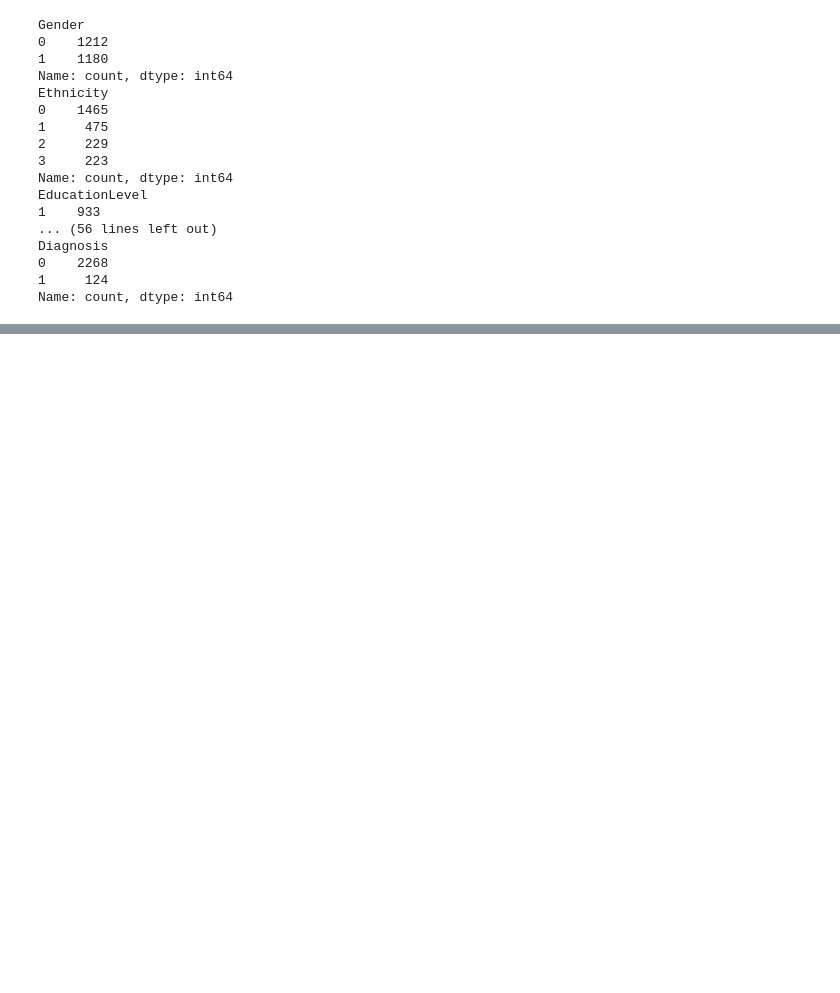
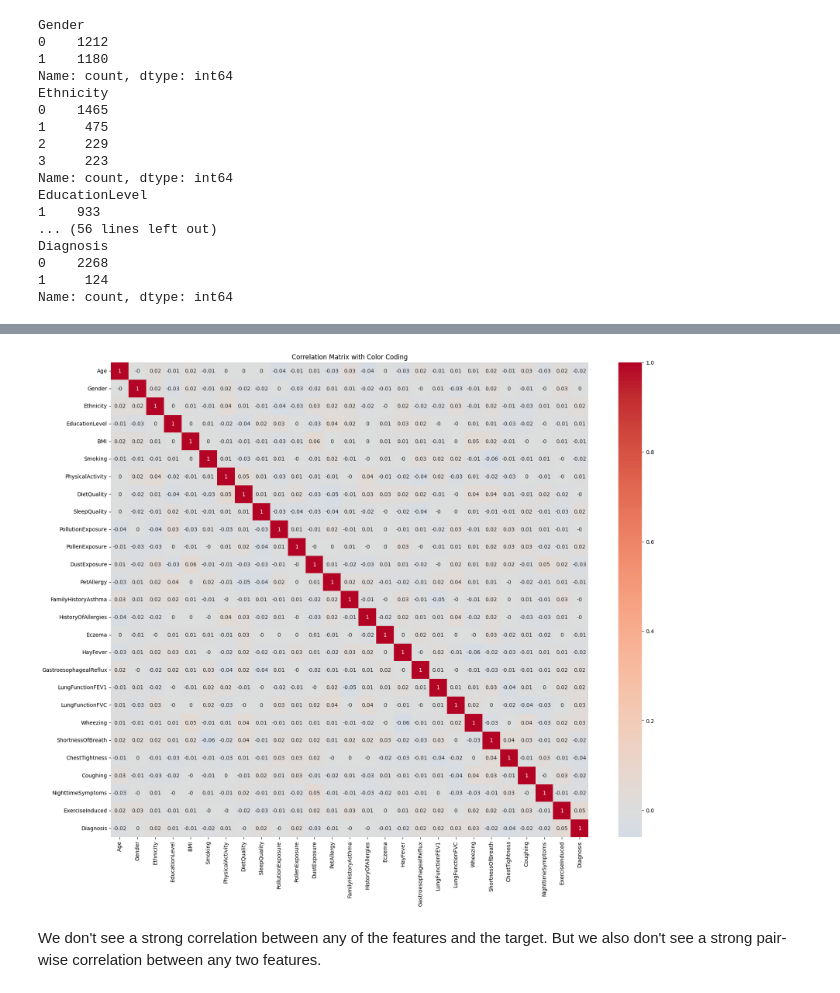
Before and after one commit to kchomakova/ai_upskill_2025_datascience, a Jupyter notebook: notebooks/Data Exploration.ipynb, the cells around one changed output, grey strips where cells are left out. Drawn from its saved outputs; the diff is of its cells as text; code cells hidden in the pictures; blank space fills up the shorter version.

```diff
--- a/notebooks/Data Exploration.ipynb
+++ b/notebooks/Data Exploration.ipynb
@@ -79,0 +149,3 @@ Name: count, dtype: int64
+# %%
+corr_matrix = asthma_dataset[[col for col in asthma_dataset.columns if col not in  ['PatientID', 'DoctorInCharge']]].corr().round(2)
+corr_matrix
@@ -79,0 +170,9 @@ Name: count, dtype: int64
+# %%
+plt.figure(figsize=(20, 16))
+sns.heatmap(corr_matrix, annot=True, cmap='coolwarm', center=0)
+plt.title("Correlation Matrix with Color Coding")
+plt.show()
+# %% [output]
+[figure, added]
+# %% [markdown]
+We don't see a strong correlation between any of the features and the target. But we also don't see a strong pair-wise correlation between any two features.
```
Also changed, not shown: parts of 9 cells of this notebook.
